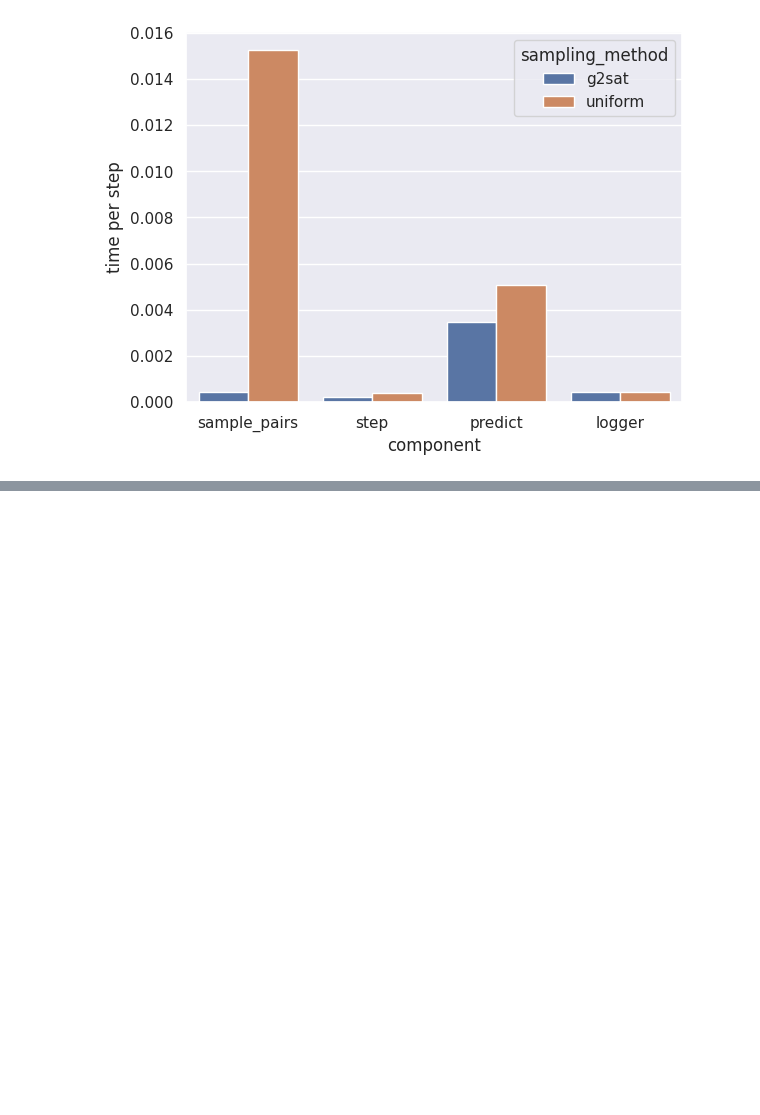
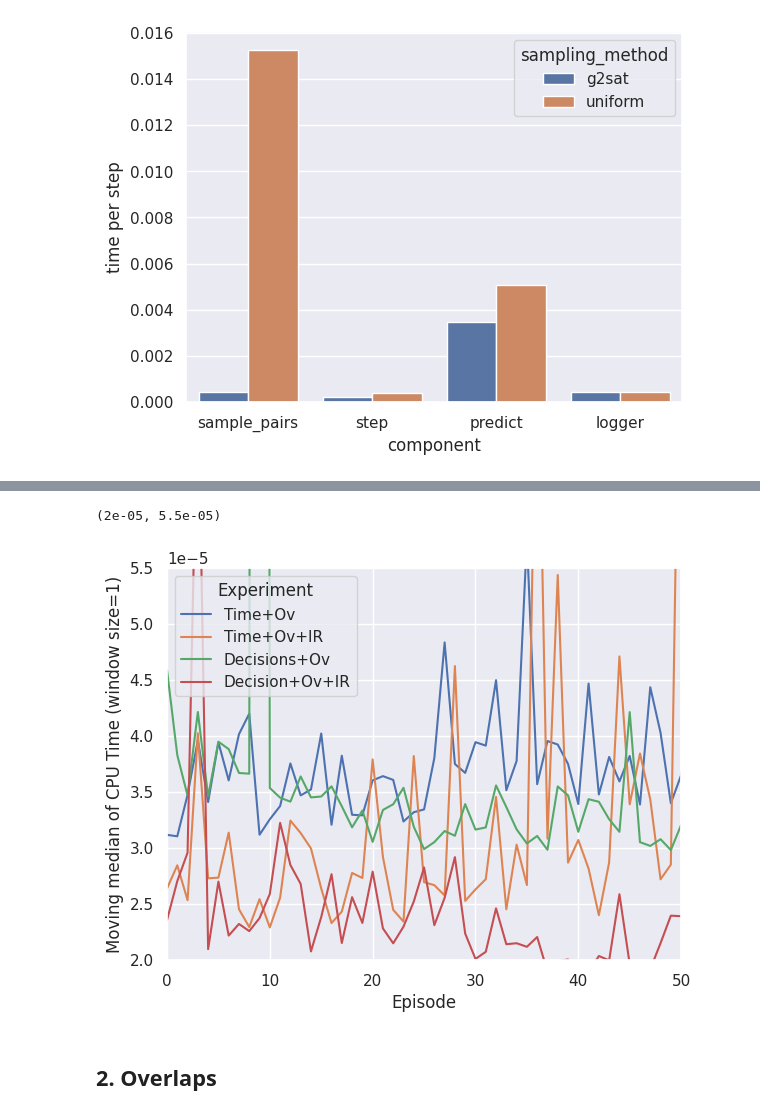
Before and after one commit to fernandokm/hard-instances, a Jupyter notebook: notebooks/analysis_g2sat.ipynb, the cells around one changed output, grey strips where cells are left out. Drawn from its saved outputs; the diff is of its cells as text; code cells hidden in the pictures; blank space fills up the shorter version.

```diff
--- a/notebooks/analysis_g2sat.ipynb
+++ b/notebooks/analysis_g2sat.ipynb
@@ -161,0 +176,9 @@ plot_metrics({"Ov": h_overlaps, "IR+Ov": h_int_overlaps, "Ov+Decisions": h_overl
+# %%
+plot_metrics({"Time+Ov": s1_overlaps, "Time+Ov+IR": s1_int_overlaps, "Decisions+Ov": s1_overlaps_decisions, "Decision+Ov+IR": s1_int_overlaps_decisions}, experiments_label="Experiment", window_size=1)
+plt.xlim(0, 50)
+plt.ylim(2e-5, 5.5e-5)
+# %% [output]
+(2e-05, 5.5e-05)
+[figure, added]
+# %% [markdown]
+## 2. Overlaps
```
Also changed, not shown: parts of 52 cells of this notebook.
